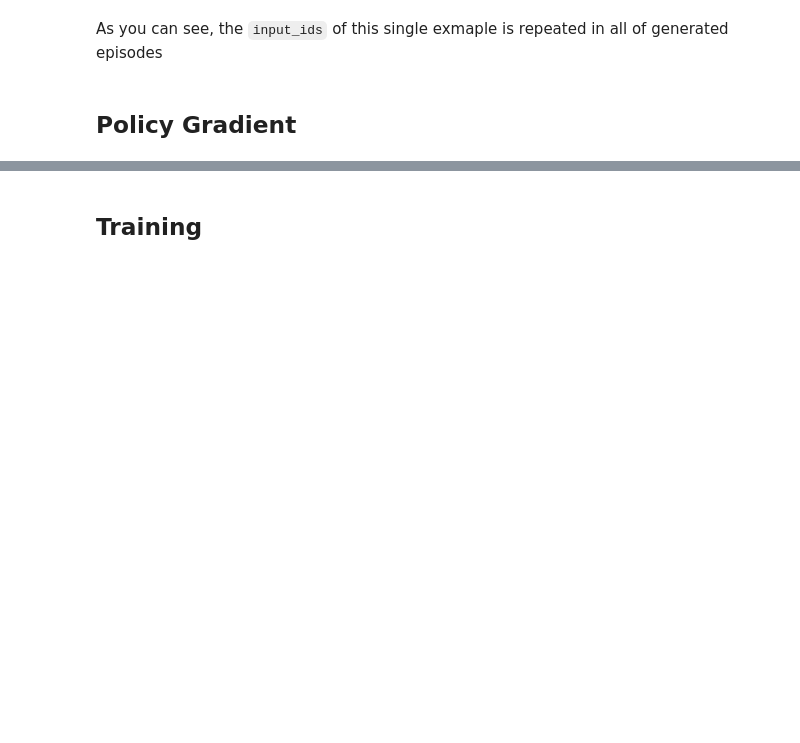
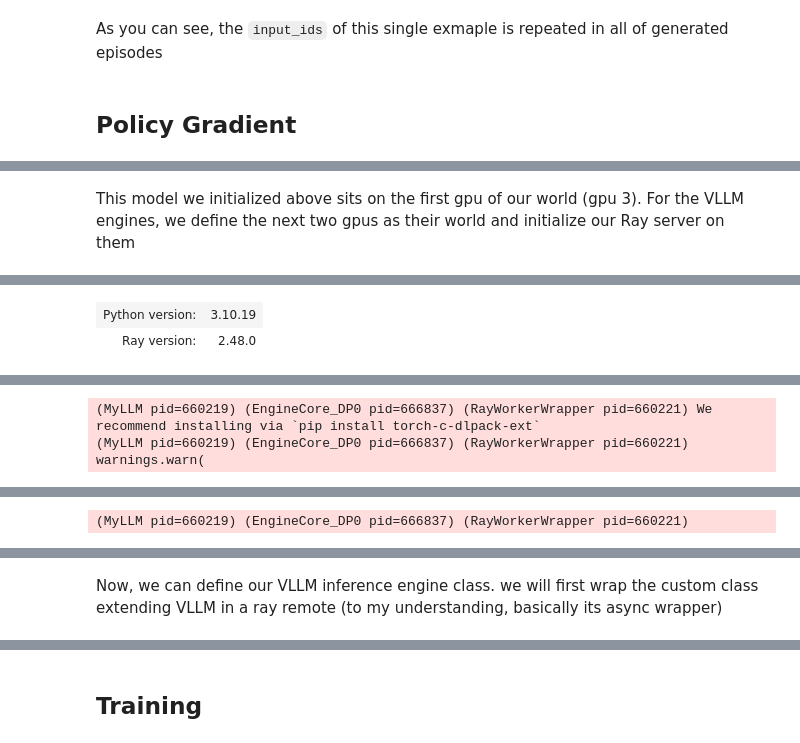
Before and after one commit to Hoponga/nano-aha-moment, a Jupyter notebook: nano_r1.ipynb, the cells around one changed output, grey strips where cells are left out. Cells and saved outputs as stored; diff of their text form; code cells hidden in the pictures; blank space fills up the shorter version.

Commit message:
ray + vllm implementation works

```diff
--- a/nano_r1.ipynb
+++ b/nano_r1.ipynb
@@ -894,0 +995,8 @@ importlib.reload(utils)
+# %% [markdown]
+This model we initialized above sits on the first gpu of our world (gpu 3). For the VLLM engines, we define the next two gpus as their world and initialize our Ray server on them
+# %%
+VLLM_GPUS = "4,5"
+# start hte ray instance
+os.environ["CUDA_VISIBLE_DEVICES"] = VLLM_GPUS
+ray.init()
+# %% [output]
@@ -894,0 +1004,2 @@ importlib.reload(utils)
+| Python version: | 3.10.19 |
+| Ray version: | 2.48.0 |
@@ -894,0 +1032,2 @@ importlib.reload(utils)
+(MyLLM pid=660219) (EngineCore_DP0 pid=666837) (RayWorkerWrapper pid=660221) We recommend installing via `pip install torch-c-dlpack-ext`
+(MyLLM pid=660219) (EngineCore_DP0 pid=666837) (RayWorkerWrapper pid=660221)   warnings.warn(
@@ -894,0 +1038 @@ importlib.reload(utils)
+(MyLLM pid=660219) (EngineCore_DP0 pid=666837) (RayWorkerWrapper pid=660221)
@@ -894,0 +1069,2 @@ importlib.reload(utils)
+# %% [markdown]
+Now, we can define our VLLM inference engine class. we will first wrap the custom class extending VLLM in a ray remote (to my understanding, basically its async wrapper)
```
Also changed, not shown: parts of 23 cells of this notebook, 1 other file.
